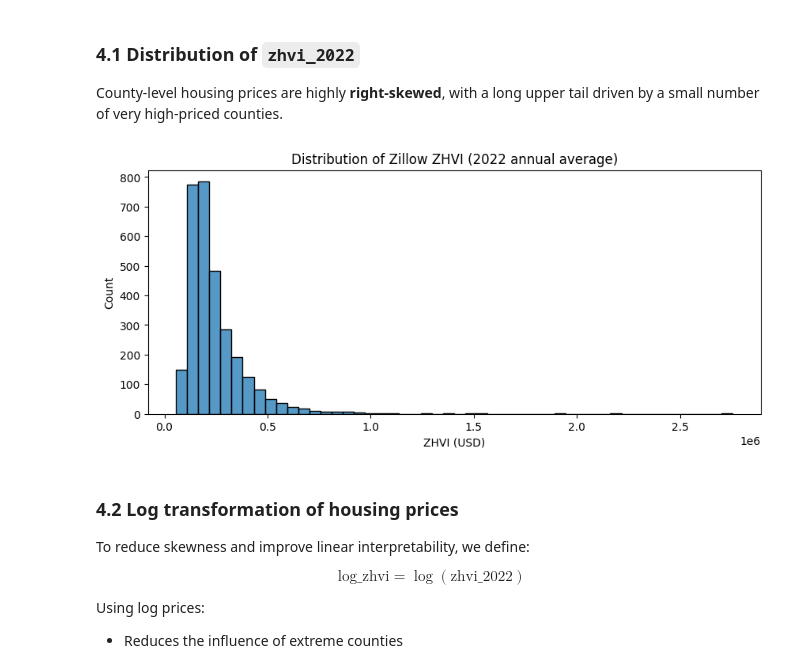
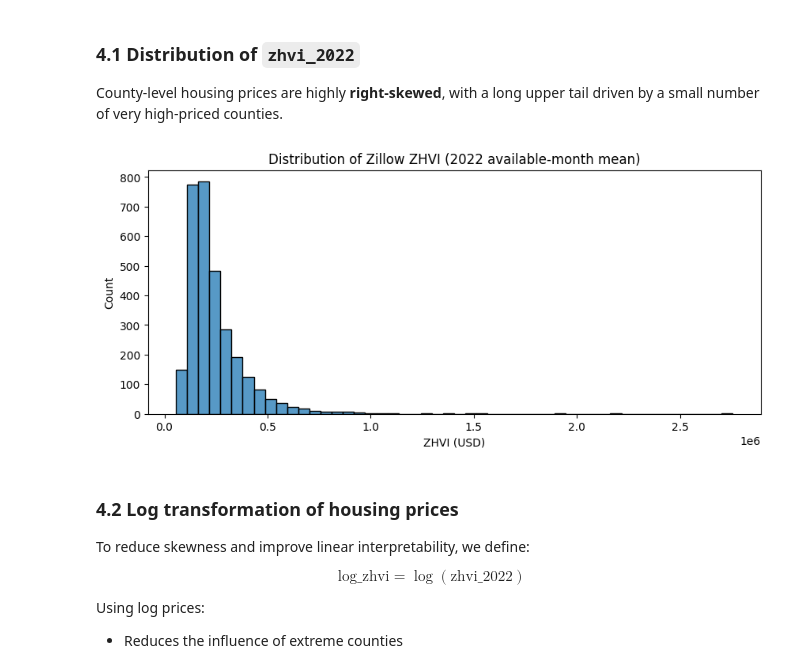
Before and after one commit to juyeon444/data-science-portfolio, a Jupyter notebook: 01_housing_price_analysis/notebooks/03_housing_price_eda.ipynb, the cells around one changed output. Cells and saved outputs as stored; diff of their text form; code cells hidden in the pictures.

```diff
--- a/01_housing_price_analysis/notebooks/03_housing_price_eda.ipynb
+++ b/01_housing_price_analysis/notebooks/03_housing_price_eda.ipynb
@@ -48,8 +51,14 @@ PROCESSED_DIR = BASE_DIR / "data" / "processed"
 ZILLOW_FILE = "zillow_zhvi_2022.csv"
 ACS_FILE = "acs_features_2022_county.csv"
 
-zillow = pd.read_csv(PROCESSED_DIR / ZILLOW_FILE)
-acs = pd.read_csv(PROCESSED_DIR / ACS_FILE)
 
+import sys
+if str(BASE_DIR) not in sys.path:
+    sys.path.insert(0, str(BASE_DIR))
+from preprocessing import (read_county_csv, merge_counties, extract_counties,
+                           education_shares, annual_available_months, preserve_processed)
+
+zillow = read_county_csv(PROCESSED_DIR / ZILLOW_FILE)
+acs = read_county_csv(PROCESSED_DIR / ACS_FILE)
 zillow.shape, acs.shape
 # %% [output]
@@ -71,11 +82,6 @@ After merging, FIPS codes are stored as **zero-padded strings** to preserve lead
 (e.g., `"01001"`).
 # %%
-# Merge Zillow and ACS (inner join)
-eda_df = zillow.merge(acs, on="fips", how="inner")
-
-# Preserve FIPS as a 5-digit string identifier
-eda_df["fips"] = eda_df["fips"].astype(str).str.zfill(5)
-
+eda_df = merge_counties(zillow, acs)
 pd.DataFrame({
     "dataset": ["Zillow only", "ACS only", "Merged (inner)"],
     "rows": [len(zillow), len(acs), len(eda_df)]
@@ -162,12 +168,12 @@ by a small number of very high-priced counties.
 # %%
 plt.figure(figsize=(10, 4))
 sns.histplot(eda_df["zhvi_2022"], bins=50, kde=False)
-plt.title("Distribution of Zillow ZHVI (2022 annual average)")
+plt.title("Distribution of Zillow ZHVI (2022 available-month mean)")
 plt.xlabel("ZHVI (USD)")
 plt.ylabel("Count")
 plt.show()
 # %% [output]
-[figure, old version]
+[figure, new version]
 # %% [markdown]
 ### 4.2 Log transformation of housing prices
 
```
Also changed, not shown: parts of 11 cells of this notebook, 36 other files.
